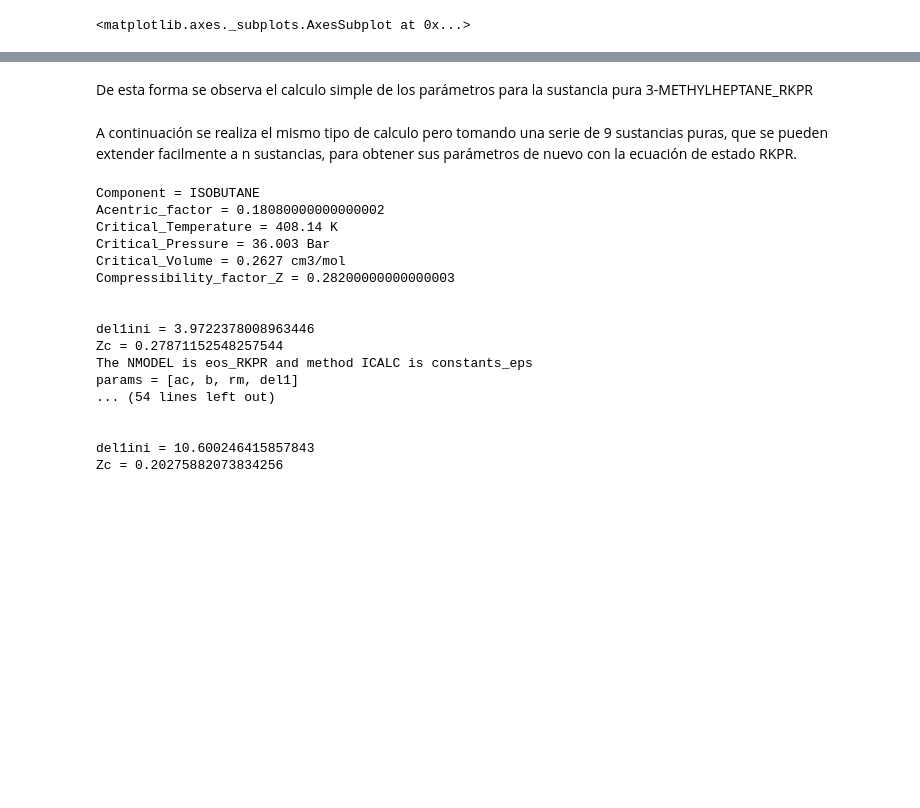
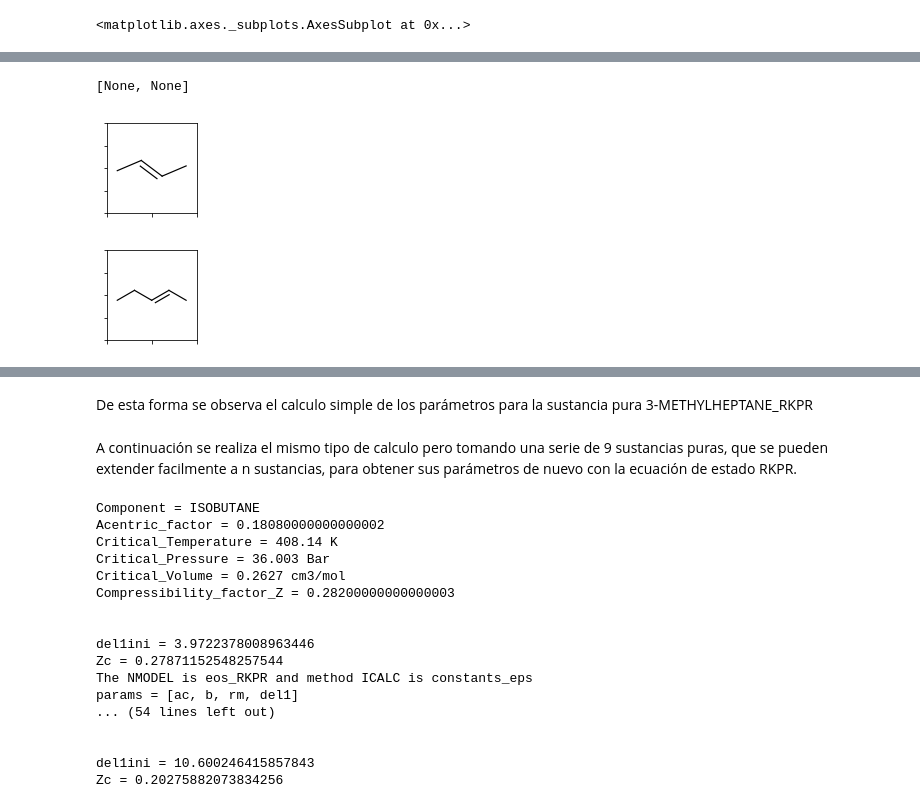
Before and after one commit to pysg/pyther, a Jupyter notebook: Parámetros de ecuaciones de estado (SRK, PR, RKPR)-Red Neuronal.ipynb, the cells around one changed output, grey strips where cells are left out. Drawn from its saved outputs; the diff is of its cells as text; code cells hidden in the pictures; blank space fills up the shorter version.

```diff
--- a/Parámetros de ecuaciones de estado (SRK, PR, RKPR)-Red Neuronal.ipynb
+++ b/Parámetros de ecuaciones de estado (SRK, PR, RKPR)-Red Neuronal.ipynb
@@ -701,0 +832,8 @@ data_check.plot()
+# %%
+# ensayo 3
+
+[graficarMolecula(smiles) for smiles in dppr_smiles]
+# %% [output]
+[None, None]
+[figure, added]
+[figure, added]
```
Also changed, not shown: parts of 15 cells of this notebook, 3 other files.
